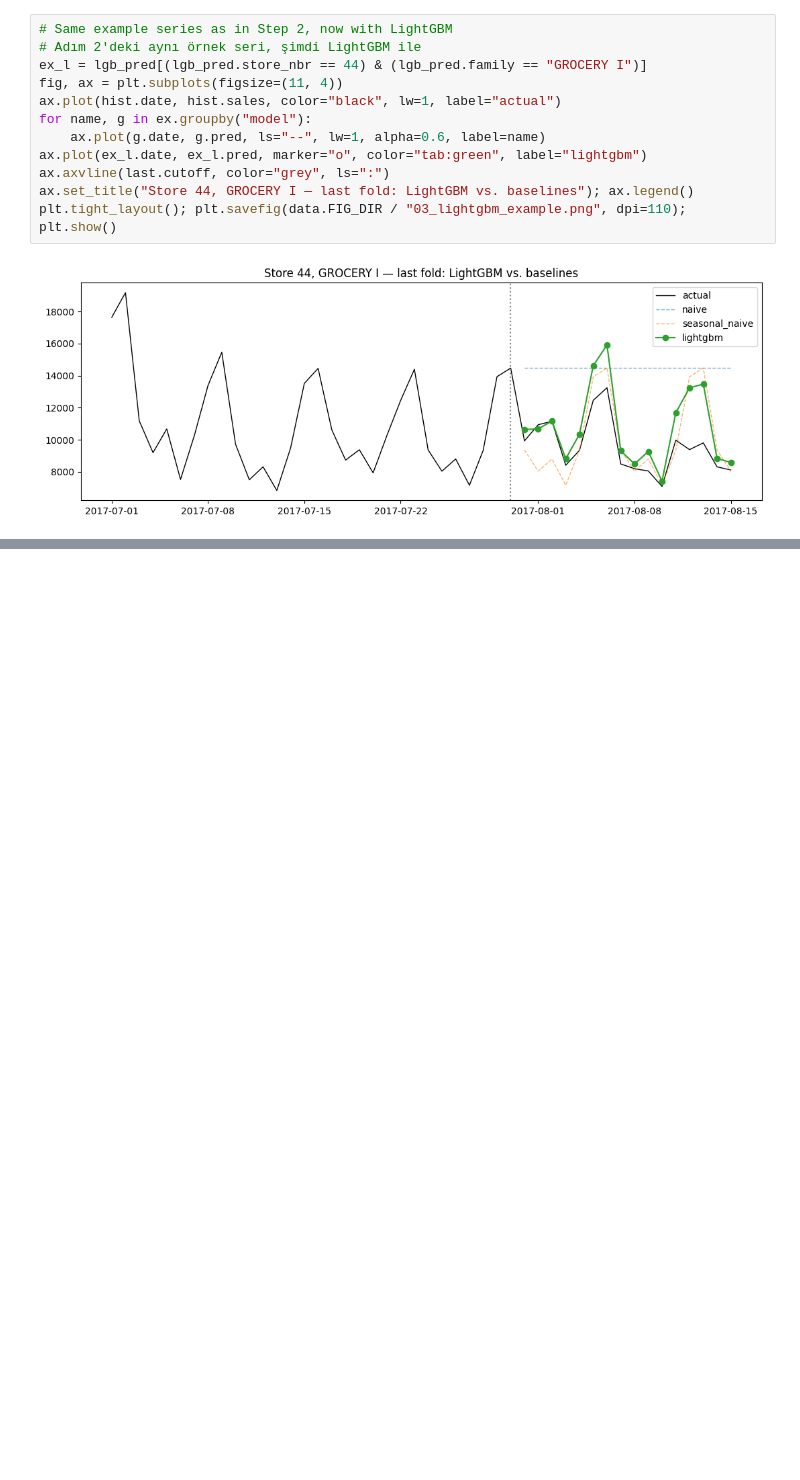
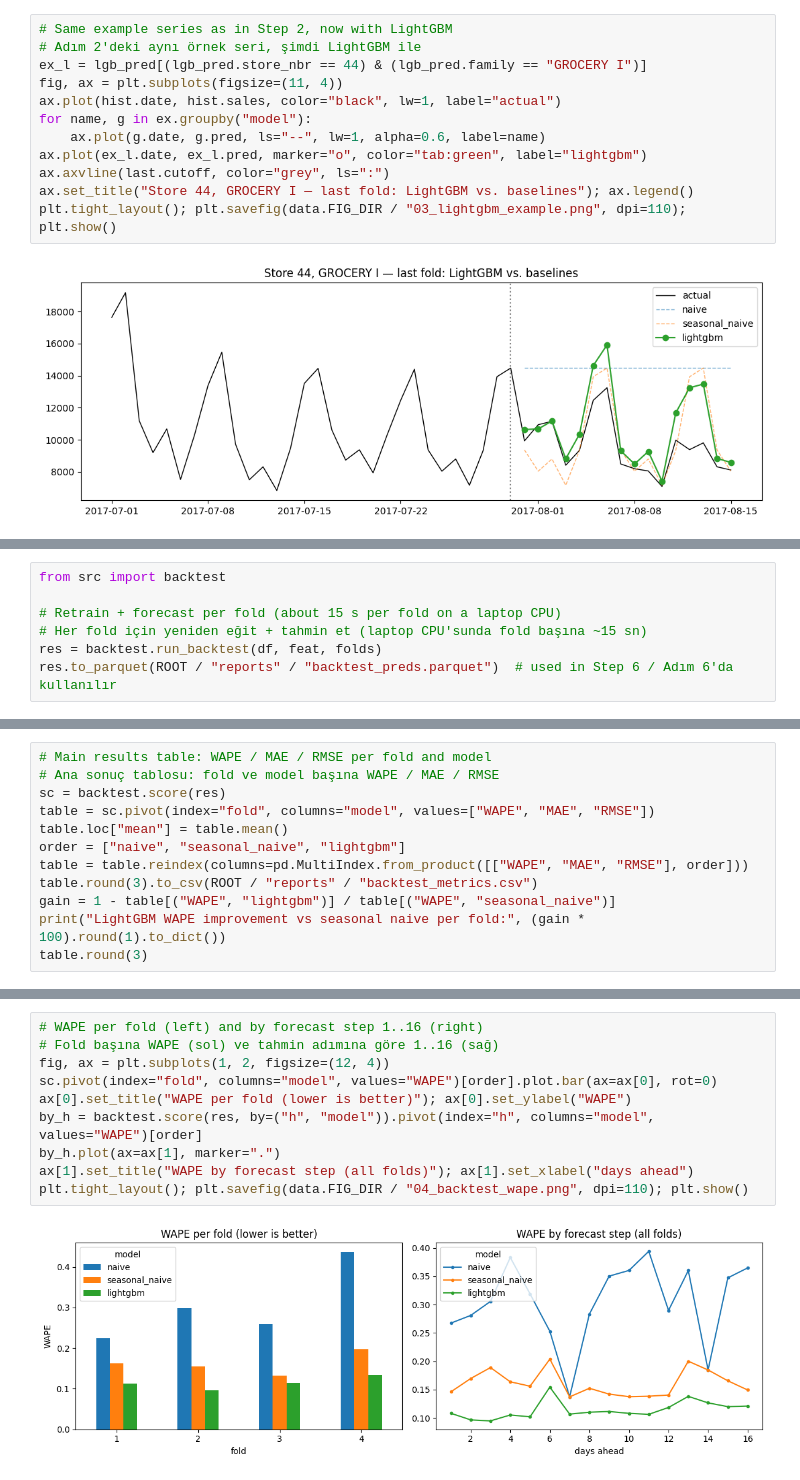
Before and after one commit to Mervecaliskann/retail-demand-forecasting, a Jupyter notebook: notebooks/forecasting.ipynb, the cells around one changed output, grey strips where cells are left out. Cells and saved outputs as stored; diff of their text form; blank space fills up the shorter version.

```diff
--- a/notebooks/forecasting.ipynb
+++ b/notebooks/forecasting.ipynb
@@ -253,0 +259,7 @@ plt.tight_layout(); plt.savefig(data.FIG_DIR / "03_lightgbm_example.png", dpi=11
+# %%
+from src import backtest
+
+# Retrain + forecast per fold (about 15 s per fold on a laptop CPU)
+# Her fold için yeniden eğit + tahmin et (laptop CPU'sunda fold başına ~15 sn)
+res = backtest.run_backtest(df, feat, folds)
+res.to_parquet(ROOT / "reports" / "backtest_preds.parquet")  # used in Step 6 / Adım 6'da kullanılır
@@ -253,0 +271,12 @@ plt.tight_layout(); plt.savefig(data.FIG_DIR / "03_lightgbm_example.png", dpi=11
+# %%
+# Main results table: WAPE / MAE / RMSE per fold and model
+# Ana sonuç tablosu: fold ve model başına WAPE / MAE / RMSE
+sc = backtest.score(res)
+table = sc.pivot(index="fold", columns="model", values=["WAPE", "MAE", "RMSE"])
+table.loc["mean"] = table.mean()
+order = ["naive", "seasonal_naive", "lightgbm"]
+table = table.reindex(columns=pd.MultiIndex.from_product([["WAPE", "MAE", "RMSE"], order]))
+table.round(3).to_csv(ROOT / "reports" / "backtest_metrics.csv")
+gain = 1 - table[("WAPE", "lightgbm")] / table[("WAPE", "seasonal_naive")]
+print("LightGBM WAPE improvement vs seasonal naive per fold:", (gain * 100).round(1).to_dict())
+table.round(3)
@@ -253,0 +293,12 @@ plt.tight_layout(); plt.savefig(data.FIG_DIR / "03_lightgbm_example.png", dpi=11
+# %%
+# WAPE per fold (left) and by forecast step 1..16 (right)
+# Fold başına WAPE (sol) ve tahmin adımına göre 1..16 (sağ)
+fig, ax = plt.subplots(1, 2, figsize=(12, 4))
+sc.pivot(index="fold", columns="model", values="WAPE")[order].plot.bar(ax=ax[0], rot=0)
+ax[0].set_title("WAPE per fold (lower is better)"); ax[0].set_ylabel("WAPE")
+by_h = backtest.score(res, by=("h", "model")).pivot(index="h", columns="model", values="WAPE")[order]
+by_h.plot(ax=ax[1], marker=".")
+ax[1].set_title("WAPE by forecast step (all folds)"); ax[1].set_xlabel("days ahead")
+plt.tight_layout(); plt.savefig(data.FIG_DIR / "04_backtest_wape.png", dpi=110); plt.show()
+# %% [output]
+[figure, added]
```
Also changed, not shown: parts of 4 cells of this notebook, 3 other files.
